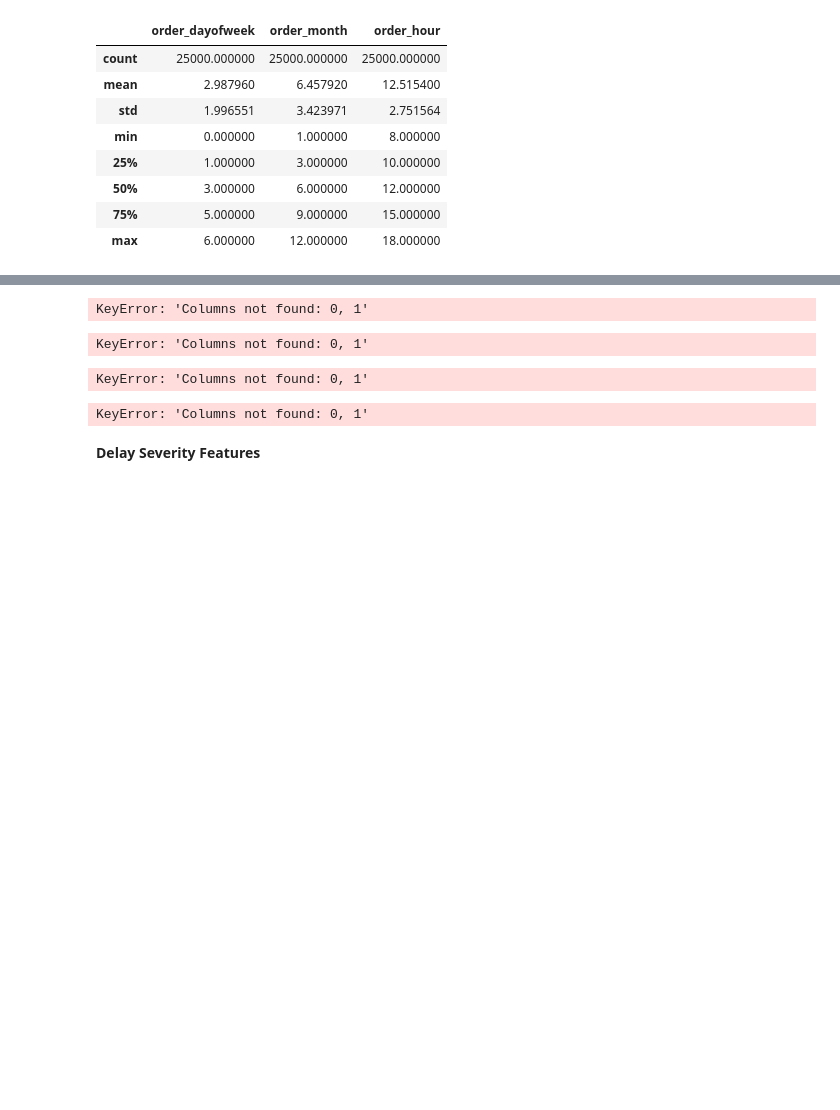
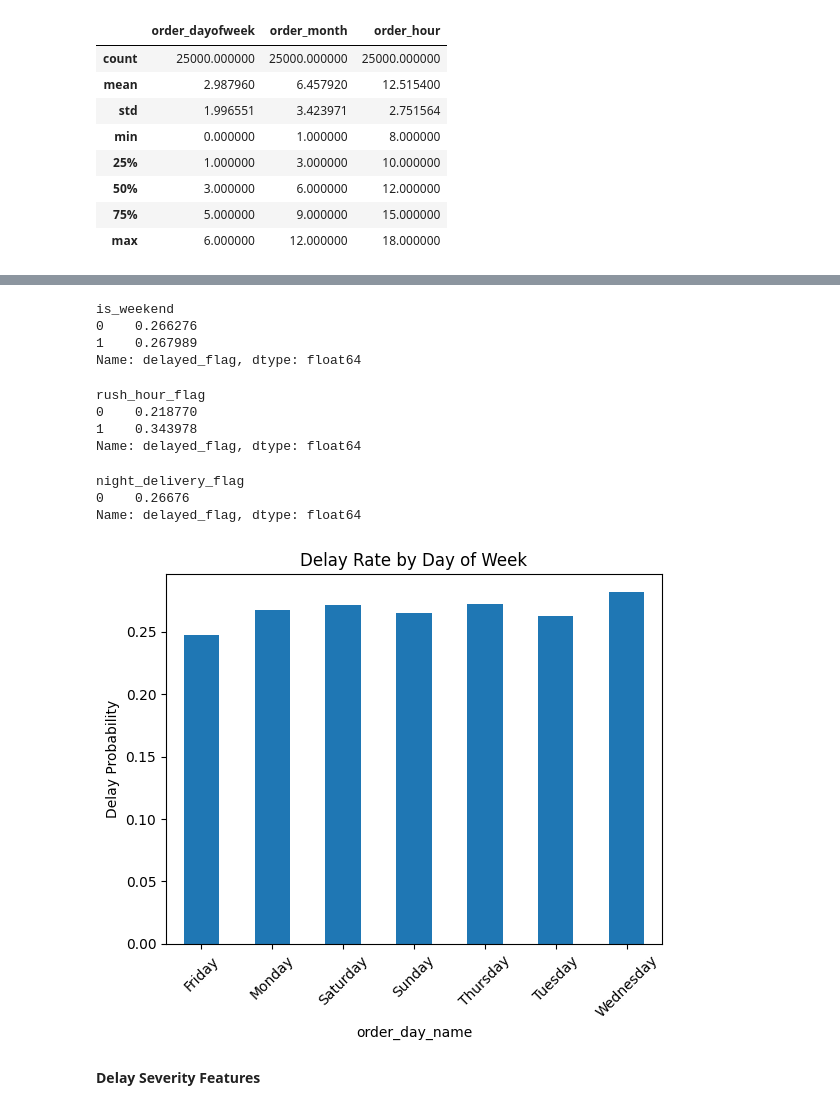
Before and after one commit to Ronal-Thomas/ETA-Delay-Prediction-Logistics, a Jupyter notebook: notebooks/02_Feature_engineering.ipynb, the cells around one changed output, grey strips where cells are left out. Cells and saved outputs as stored; diff of their text form; code cells hidden in the pictures; blank space fills up the shorter version.

```diff
--- a/notebooks/02_Feature_engineering.ipynb
+++ b/notebooks/02_Feature_engineering.ipynb
@@ -170,5 +172,9 @@ df[[
 | 75% | 5.000000 | 9.000000 | 15.000000 |
 | max | 6.000000 | 12.000000 | 18.000000 |
 # %%
-df.groupby("order_day_name")[(df["delayed"]=="yes").astype(int)].mean()
+df["delayed_flag"] = (df["delayed"] == "yes").astype(int)
+
+delay_by_day = df.groupby("order_day_name")["delayed_flag"].mean()
+
+print(delay_by_day)
 # %% [output]
@@ -176,25 +190,47 @@ KeyError: 'Columns not found: 0, 1'
 # %%
-df.groupby("is_weekend")[(df["delayed"]=="yes").astype(int)].mean()
+df["delayed_flag"] = (df["delayed"] == "yes").astype(int)
+
+weekend_delay = df.groupby("is_weekend")["delayed_flag"].mean()
+
+print(weekend_delay)
 # %% [output]
-KeyError: 'Columns not found: 0, 1'
+is_weekend
+0    0.266276
+1    0.267989
+Name: delayed_flag, dtype: float64
 # %%
-df.groupby("rush_hour_flag")[(df["delayed"]=="yes").astype(int)].mean()
+df["delayed_flag"] = (df["delayed"] == "yes").astype(int)
+
+rush_hour_delay = df.groupby("rush_hour_flag")["delayed_flag"].mean()
+
+print(rush_hour_delay)
 # %% [output]
-KeyError: 'Columns not found: 0, 1'
+rush_hour_flag
+0    0.218770
+1    0.343978
+Name: delayed_flag, dtype: float64
 # %%
-df.groupby("night_delivery_flag")[(df["delayed"]=="yes").astype(int)].mean()
+df["delayed_flag"] = (df["delayed"] == "yes").astype(int)
+
+night_delay = df.groupby("night_delivery_flag")["delayed_flag"].mean()
+
+print(night_delay)
 # %% [output]
-KeyError: 'Columns not found: 0, 1'
+night_delivery_flag
+0    0.26676
+Name: delayed_flag, dtype: float64
 # %%
 import matplotlib.pyplot as plt
 
-df.groupby("order_day_name")[(df["delayed"]=="yes").astype(int)].mean().plot(kind="bar")
+df.groupby("order_day_name")["delayed_flag"].mean().plot(kind="bar")
+
 plt.title("Delay Rate by Day of Week")
 plt.ylabel("Delay Probability")
 plt.xticks(rotation=45)
+
 plt.show()
 # %% [output]
-KeyError: 'Columns not found: 0, 1'
+[figure, added]
 # %% [markdown]
 **Delay Severity Features**
 # %%
```
Also changed, not shown: parts of 3 cells of this notebook, 1 other file.
